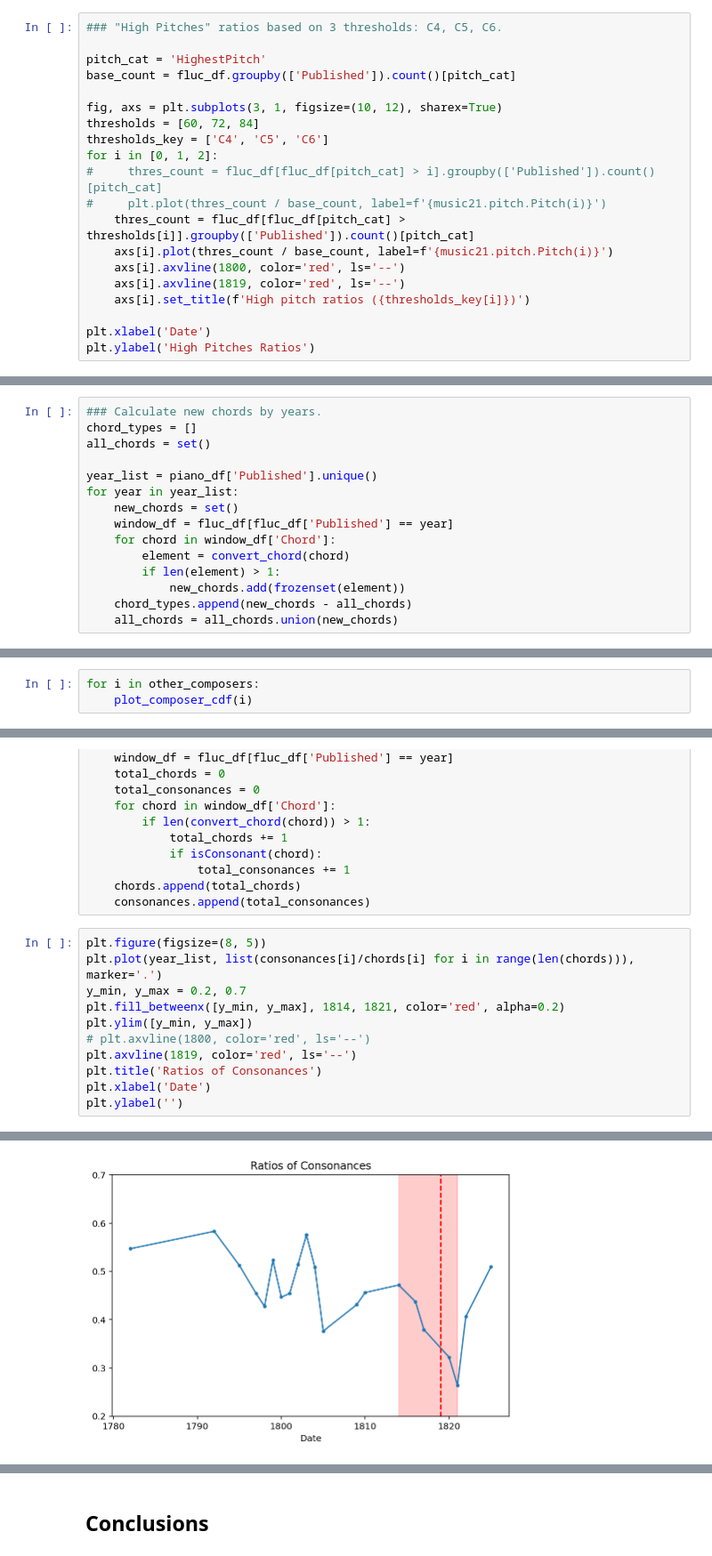
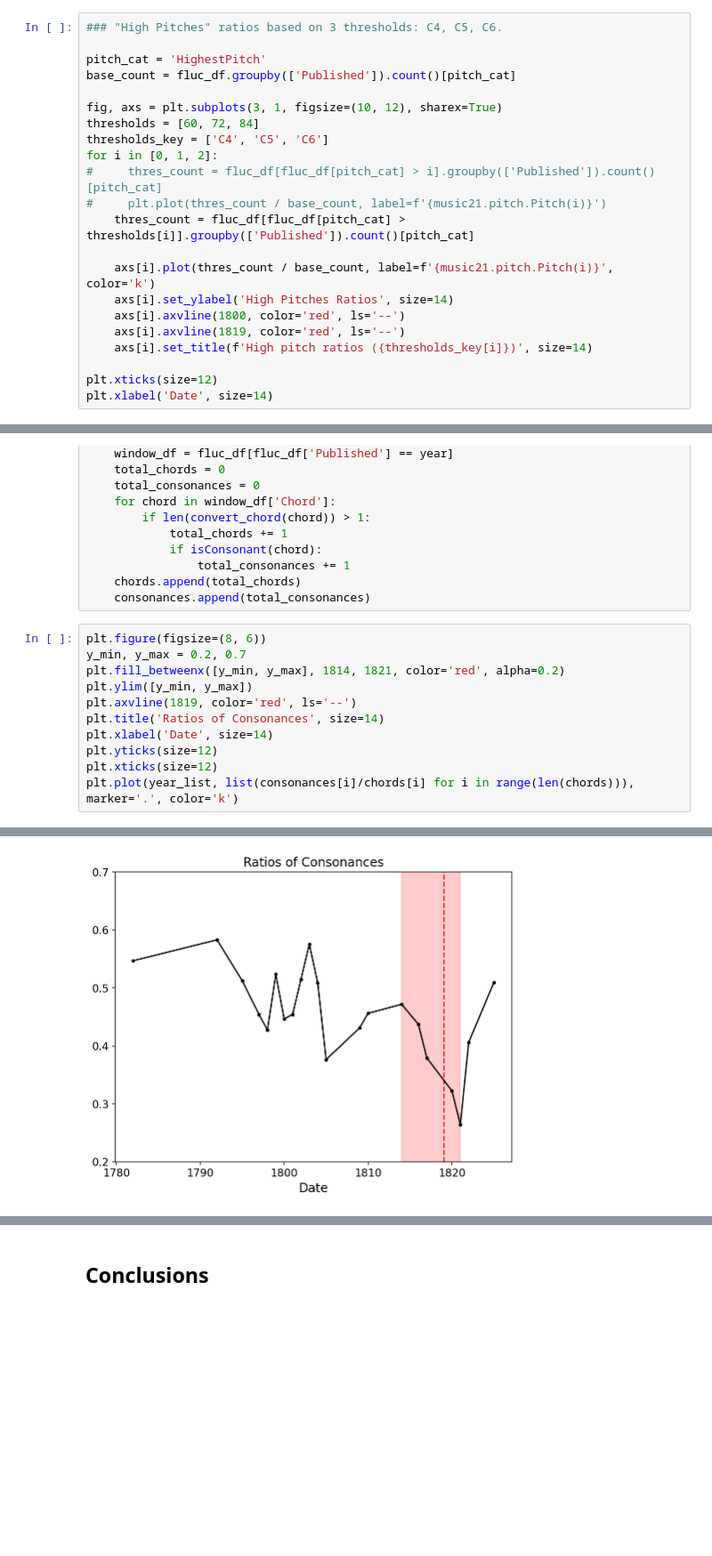
Before and after one commit to neilgogogo/digital_musicology, a Jupyter notebook: milestone3.ipynb, the cells around one changed output, grey strips where cells are left out. Shown at 89% size. Drawn from its saved outputs; the diff is of its cells as text; blank space fills up the shorter version.

Commit message:
modify chord part

```diff
--- a/milestone3.ipynb
+++ b/milestone3.ipynb
@@ -274,11 +296,13 @@ for i in [0, 1, 2]:
 #     thres_count = fluc_df[fluc_df[pitch_cat] > i].groupby(['Published']).count()[pitch_cat]
 #     plt.plot(thres_count / base_count, label=f'{music21.pitch.Pitch(i)}')
     thres_count = fluc_df[fluc_df[pitch_cat] > thresholds[i]].groupby(['Published']).count()[pitch_cat]
-    axs[i].plot(thres_count / base_count, label=f'{music21.pitch.Pitch(i)}')
+
+    axs[i].plot(thres_count / base_count, label=f'{music21.pitch.Pitch(i)}', color='k')
+    axs[i].set_ylabel('High Pitches Ratios', size=14)
     axs[i].axvline(1800, color='red', ls='--')
     axs[i].axvline(1819, color='red', ls='--')
-    axs[i].set_title(f'High pitch ratios ({thresholds_key[i]})')
+    axs[i].set_title(f'High pitch ratios ({thresholds_key[i]})', size=14)
 
-plt.xlabel('Date')
-plt.ylabel('High Pitches Ratios')
+plt.xticks(size=12)
+plt.xlabel('Date', size=14)
 # %% [output]
@@ -425,15 +442,0 @@ It is worth mentioning that the chords in the following all refer to slices cont
-# %%
-### Calculate new chords by years.
-chord_types = []
-all_chords = set()
-
-year_list = piano_df['Published'].unique()
-for year in year_list:
-    new_chords = set()
-    window_df = fluc_df[fluc_df['Published'] == year]
-    for chord in window_df['Chord']:
-        element = convert_chord(chord)
-        if len(element) > 1:
-            new_chords.add(frozenset(element))
-    chord_types.append(new_chords - all_chords)
-    all_chords = all_chords.union(new_chords)
@@ -534,3 +519,0 @@ def plot_composer_cdf(name):
-# %%
-for i in other_composers:
-    plot_composer_cdf(i)
@@ -575,14 +670,14 @@ for year in year_list:
     chords.append(total_chords)
     consonances.append(total_consonances)
 # %%
-plt.figure(figsize=(8, 5))
-plt.plot(year_list, list(consonances[i]/chords[i] for i in range(len(chords))), marker='.')
+plt.figure(figsize=(8, 6))
 y_min, y_max = 0.2, 0.7
 plt.fill_betweenx([y_min, y_max], 1814, 1821, color='red', alpha=0.2)
 plt.ylim([y_min, y_max])
-# plt.axvline(1800, color='red', ls='--')
 plt.axvline(1819, color='red', ls='--')
-plt.title('Ratios of Consonances')
-plt.xlabel('Date')
-plt.ylabel('')
+plt.title('Ratios of Consonances', size=14)
+plt.xlabel('Date', size=14)
+plt.yticks(size=12)
+plt.xticks(size=12)
+plt.plot(year_list, list(consonances[i]/chords[i] for i in range(len(chords))), marker='.', color='k')
 # %% [output]
@@ -590 +685 @@ Text(0, 0.5, '')
-[figure, old version]
+[figure, new version]
```
Also changed, not shown: parts of 39 cells of this notebook.
